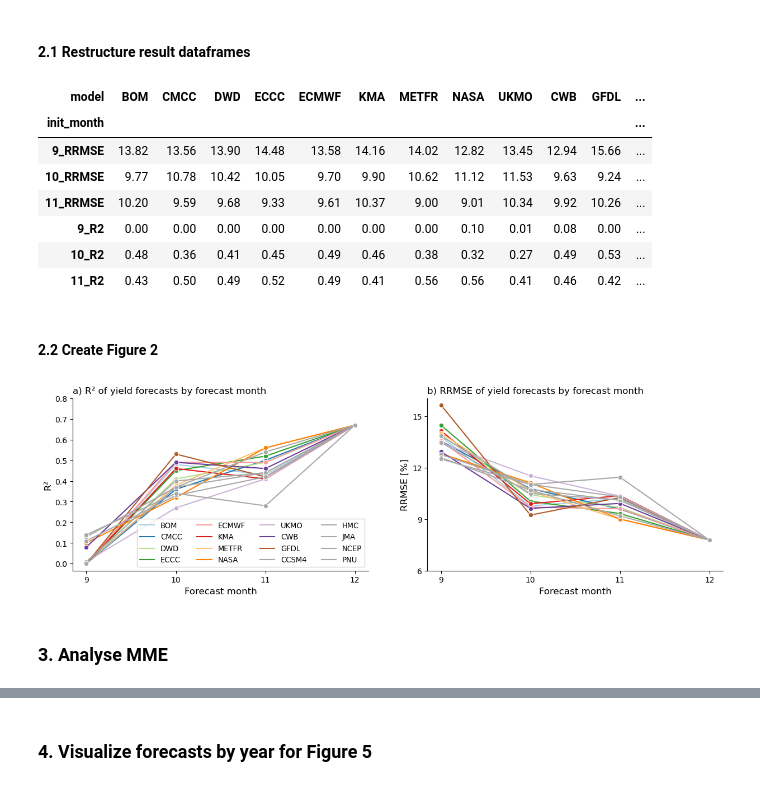
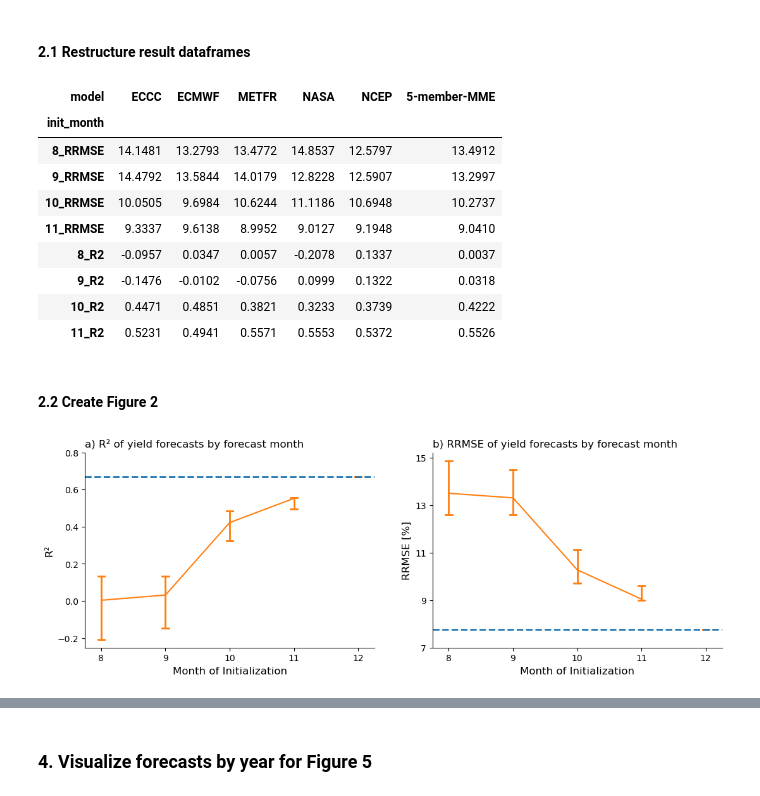
Before and after one commit to mzachow/wheat-yield-forecast-argentina, a Jupyter notebook: 5_yield_model_with_scm.ipynb, the cells around one changed output, grey strips where cells are left out. Drawn from its saved outputs; the diff is of its cells as text; code cells hidden in the pictures.

```diff
--- a/5_yield_model_with_scm.ipynb
+++ b/5_yield_model_with_scm.ipynb
@@ -49,15 +42,15 @@ scm_era.sample(2)
 ### 2. Train yield model and validate for each SCM
 # %%
 # Store results
-results_r2 = pd.DataFrame(0.0, index=unique_scm, columns=[9, 10, 11])
-results_rmse = pd.DataFrame(0.0, index=unique_scm, columns=[9, 10, 11])
+results_r2 = pd.DataFrame(0.0, index=unique_scm, columns=[8, 9, 10, 11])
+results_rmse = pd.DataFrame(0.0, index=unique_scm, columns=[8, 9, 10, 11])
 predictions = pd.DataFrame(data={"year":list(range(1993,2017)), "yield anomaly [%]":scm_era.loc[scm_era["model"] == "ERA"].sort_values(by="year")["yield anomaly [%]"].unique()})
 for month_of_initialization in init_months + [12]:
-    for scm in unique_scm:
+    for scm in unique_scm + ["5-member-MME"]:
         res, _ = forecast.kfold_cross_validation(scm_era, model=scm, init=month_of_initialization, augment=False, no_of_features=3)
         # store performance
-        results_rmse.loc[scm, month_of_initialization] = np.round(100 * mse(res["yield anomaly [%]"], res["predicted"], squared=False), 2)
-        results_r2.loc[scm, month_of_initialization] = np.round(r2_score(res["yield anomaly [%]"], res["predicted"]), 2)
+        results_rmse.loc[scm, month_of_initialization] = np.round(100 * mse(res["yield anomaly [%]"], res["predicted"], squared=False), 4)
+        results_r2.loc[scm, month_of_initialization] = np.round(r2_score(res["yield anomaly [%]"], res["predicted"]), 4)
         # store predictions
         res = res.rename(columns={"predicted":"predicted_{}_{}".format(scm, month_of_initialization)})
         predictions = predictions.merge(res[["year", "predicted_{}_{}".format(scm, month_of_initialization)]], on="year")
@@ -65,16 +58,8 @@ for month_of_initialization in init_months + [12]:
 #### 2.1 Restructure result dataframes
 # %%
 results_r2 = results_r2.transpose().stack().reset_index().rename(columns={"level_0":"init_month", "level_1":"model", 0:"R2"})
-results_r2.loc[results_r2["R2"] < 0, "R2"] = 0
+#results_r2.loc[results_r2["R2"] < 0, "R2"] = 0
 results_rmse = results_rmse.transpose().stack().reset_index().rename(columns={"level_0":"init_month", "level_1":"model", 0:"RRMSE [%]"})
-
-results_r2["model"] = pd.Categorical(results_r2["model"], categories=['BOM', 'CMCC', 'DWD', 'ECCC',
-       'ECMWF', 'KMA', 'METFR', 'NASA', 'UKMO','CWB', 'GFDL', 'CCSM4', 'HMC', 'JMA', 'NCEP', 'PNU'])
-results_r2 = results_r2.sort_values("model").reset_index(drop=True)
-
-results_rmse["model"] = pd.Categorical(results_rmse["model"], categories=['BOM', 'CMCC', 'DWD', 'ECCC',
-       'ECMWF', 'KMA', 'METFR', 'NASA', 'UKMO','CWB', 'GFDL', 'CCSM4', 'HMC', 'JMA', 'NCEP', 'PNU'])
-results_rmse = results_rmse.sort_values("model").reset_index(drop=True)
 
 (results_rmse
  .loc[results_rmse["init_month"] != 12]
@@ -85,41 +70,47 @@ results_rmse = results_rmse.sort_values("model").reset_index(drop=True)
  .transpose()
  )
 # %% [output]
-| model | BOM | CMCC | DWD | ECCC | ECMWF | KMA | METFR | NASA | UKMO | CWB | GFDL | ... |
-| init_month |  |  |  |  |  |  |  |  |  |  |  | ... |
-| 9_RRMSE | 13.82 | 13.56 | 13.90 | 14.48 | 13.58 | 14.16 | 14.02 | 12.82 | 13.45 | 12.94 | 15.66 | ... |
-| 10_RRMSE | 9.77 | 10.78 | 10.42 | 10.05 | 9.70 | 9.90 | 10.62 | 11.12 | 11.53 | 9.63 | 9.24 | ... |
-| 11_RRMSE | 10.20 | 9.59 | 9.68 | 9.33 | 9.61 | 10.37 | 9.00 | 9.01 | 10.34 | 9.92 | 10.26 | ... |
-| 9_R2 | 0.00 | 0.00 | 0.00 | 0.00 | 0.00 | 0.00 | 0.00 | 0.10 | 0.01 | 0.08 | 0.00 | ... |
-| 10_R2 | 0.48 | 0.36 | 0.41 | 0.45 | 0.49 | 0.46 | 0.38 | 0.32 | 0.27 | 0.49 | 0.53 | ... |
-| 11_R2 | 0.43 | 0.50 | 0.49 | 0.52 | 0.49 | 0.41 | 0.56 | 0.56 | 0.41 | 0.46 | 0.42 | ... |
+| model | ECCC | ECMWF | METFR | NASA | NCEP | 5-member-MME |
+| init_month |  |  |  |  |  |  |
+| 8_RRMSE | 14.1481 | 13.2793 | 13.4772 | 14.8537 | 12.5797 | 13.4912 |
+| 9_RRMSE | 14.4792 | 13.5844 | 14.0179 | 12.8228 | 12.5907 | 13.2997 |
+| 10_RRMSE | 10.0505 | 9.6984 | 10.6244 | 11.1186 | 10.6948 | 10.2737 |
+| 11_RRMSE | 9.3337 | 9.6138 | 8.9952 | 9.0127 | 9.1948 | 9.0410 |
+| 8_R2 | -0.0957 | 0.0347 | 0.0057 | -0.2078 | 0.1337 | 0.0037 |
+| 9_R2 | -0.1476 | -0.0102 | -0.0756 | 0.0999 | 0.1322 | 0.0318 |
+| 10_R2 | 0.4471 | 0.4851 | 0.3821 | 0.3233 | 0.3739 | 0.4222 |
+| 11_R2 | 0.5231 | 0.4941 | 0.5571 | 0.5553 | 0.5372 | 0.5526 |
 # %% [markdown]
 #### 2.2 Create Figure 2
 # %%
-fig, axs = plt.subplots(1, 2, figsize=(15,4))
+fig, axs = plt.subplots(1, 2, figsize=(13,4))
 axs = axs.ravel()
 
-sns.lineplot(results_r2, x="init_month", y="R2", hue="model", linewidth=1.5, palette=sns.color_palette("Paired", 10) + sns.color_palette("Paired", 12)[-1:] + 5*["#A8A8A8"], marker="o", ax=axs[0])
+data1 = results_r2.loc[(results_r2["model"] != "5-member-MME")]
+sns.pointplot(data1,  x="init_month", y="R2", errorbar=("pi", 100),  join=False, capsize=.1, markers=".", scale=.1, color="#FF7F0E", errwidth=2, ax=axs[0])
+data2 = results_r2.loc[(results_r2["init_month"] != 12) & (results_r2["model"] == "5-member-MME")]
+data2.loc[:, "init_month"] = data2["init_month"].replace({8:0, 9:1, 10:2, 11:3})
+sns.lineplot(data2, x="init_month", y="R2", color="#FF7F0E", ax=axs[0])
 axs[0].set_title("a) R\u00b2 of yield forecasts by forecast month", loc="left", fontsize=12)
-axs[0].set_xlabel("Forecast month", fontsize=12)
+axs[0].set_xlabel("Month of Initialization", fontsize=12)
+axs[0].set_yticks([-0.2, 0, 0.2, 0.4, 0.6, 0.8])
 axs[0].set_ylabel("R\u00b2", fontsize=12)
-axs[0].set_xticks(list(range(9, 13, 1)))
-axs[0].set_yticks([0, 0.1, 0.2, 0.3, 0.4, 0.5, 0.6, 0.7, 0.8])
-axs[0].legend(fontsize=9.5, ncols=4)
+axs[0].axhline(0.6691, 0, color="#1F77B4", linestyle="--", linewidth=2)
 axs[0].spines[['right', 'top']].set_visible(False)
 
-sns.lineplot(results_rmse, x="init_month", y="RRMSE [%]", hue="model", linewidth=1.5, palette=sns.color_palette("Paired", 10) + sns.color_palette("Paired", 12)[-1:] + 5*["#A8A8A8"], marker="o", ax=axs[1])
+data1 = results_rmse.loc[(results_rmse["model"] != "5-member-MME")]
+sns.pointplot(data1,  x="init_month", y="RRMSE [%]", errorbar=("pi", 100),  join=False, capsize=.1, markers=".", scale=.1, color="#FF7F0E", errwidth=2, ax=axs[1])
+data2 = results_rmse.loc[(results_rmse["init_month"] != 12) & (results_rmse["model"] == "5-member-MME")]
+data2.loc[:, "init_month"] = data2["init_month"].replace({8:0, 9:1, 10:2, 11:3})
+sns.lineplot(data2, x="init_month", y="RRMSE [%]", color="#FF7F0E", ax=axs[1])
 axs[1].set_title("b) RRMSE of yield forecasts by forecast month", loc="left", fontsize=12)
-axs[1].set_xlabel("Forecast month", fontsize=12)
+axs[1].set_xlabel("Month of Initialization", fontsize=12)
 axs[1].set_ylabel("RRMSE [%]", fontsize=12)
-axs[1].set_xticks(list(range(9, 13, 1)))
-axs[1].set_yticks(list(range(6, 18, 3)))
-axs[1].get_legend().remove()
+axs[1].set_yticks(list(range(7, 17, 2)))
+axs[1].axhline(7.7751, 0, color="#1F77B4", linestyle="--", linewidth=2)
 axs[1].spines[['right', 'top']].set_visible(False)
 
-#plt.savefig("figures/figure2.png");
+#plt.savefig("files/figures/figure4.svg");
 plt.show();
 # %% [output]
-[figure, old version]
+[figure, new version]
-# %% [markdown]
-### 3. Analyse MME
```
Also changed, not shown: parts of 31 cells of this notebook, 12 other files.
